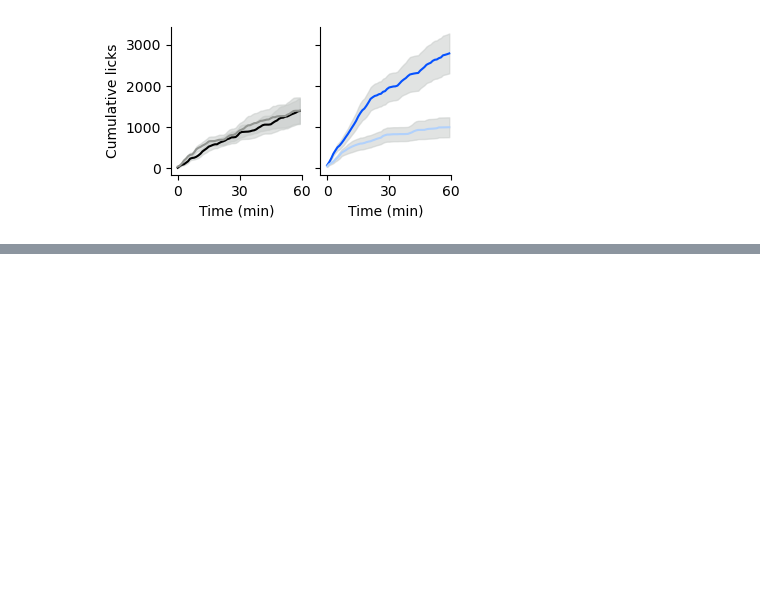
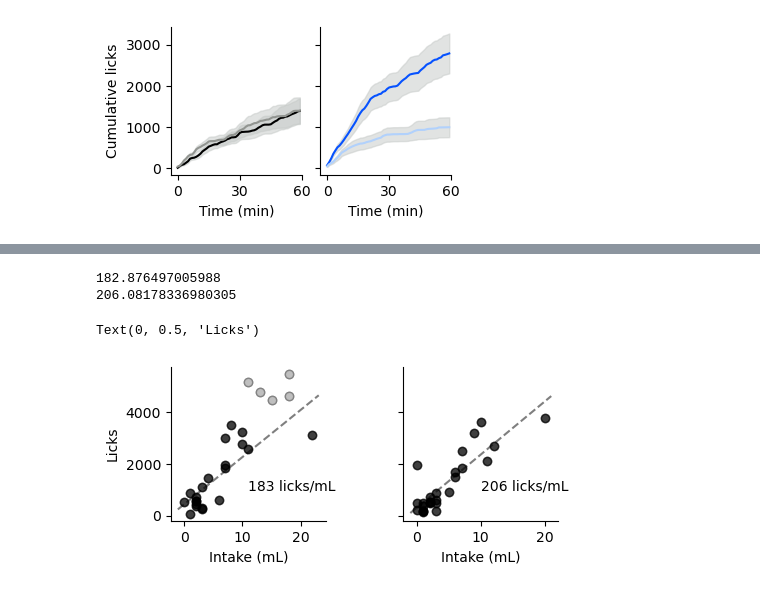
Before and after one commit to mccutcheonlab/immediate-protein-pref, a Jupyter notebook: scripts/fig1.ipynb, the cells around one changed output, grey strips where cells are left out. Drawn from its saved outputs; the diff is of its cells as text; code cells hidden in the pictures; blank space fills up the shorter version.

```diff
--- a/scripts/fig1.ipynb
+++ b/scripts/fig1.ipynb
@@ -340,0 +521,17 @@ if save_figs:
+# %%
+# to correlate licks with intake
+cas_licks, cas_intake, malt_licks, malt_intake = [], [], [], []
+
+for row in df.dropna().iterrows():
+    cas_licks_, malt_licks_ = get_licks_per_solution(row[1])
+    cas_intake_, malt_intake_ = get_intake_per_solution(row[1])
+
+    cas_licks.append(len(cas_licks_))
+    malt_licks.append(len(malt_licks_))
+    cas_intake.append(cas_intake_)
+    malt_intake.append(malt_intake_)
+
+cas_licks = np.array(cas_licks)
+malt_licks = np.array(malt_licks)
+cas_intake = np.array(cas_intake)
+malt_intake = np.array(malt_intake)
@@ -340,0 +542,55 @@ if save_figs:
+# %%
+from scipy.stats import linregress
+
+def make_corr_plot(x, y, ax=None, color="black", limit_range=False):
+
+    if ax is None:
+        f, ax = plt.subplots(figsize=(2, 2))
+
+    ax.scatter(x, y, color=color, alpha=0.5)
+
+    # to limit to the range of malt data
+    if limit_range:
+        x_ = x[y > 4000]
+        y_ = y[y > 4000]
+        x = x[y < 4000]
+        y = y[y < 4000]
+
+    ax.scatter(x, y, color=color, alpha=0.5)
+    ax.scatter(x_, y_, facecolors='white', edgecolors='grey', alpha=0.5)
+
+    slope, intercept, r_value, p_value, std_err = linregress(x, y)
+    x_vals = np.array(ax.get_xlim())
+    regression_line = slope * x_vals + intercept
+
+    ax.plot(x_vals, regression_line, color="black", alpha=0.5, linestyle="--")
+
+    ax.text(0.5, 0.2, f"{slope:.0f} licks/mL",
+            transform=ax.transAxes, ha="left")
+
+    print(slope)
+
+f, [ax1, ax2] = plt.subplots(ncols=2, sharey=True,
+                     gridspec_kw={"wspace": 0.5},
+                     figsize=(5, 2)
+                     )
+
+make_corr_plot(cas_intake, cas_licks, ax=ax1, color="black", limit_range=True)
+make_corr_plot(malt_intake, malt_licks, ax=ax2, color="black", limit_range=True)
+
+for axis in [ax1, ax2]:
+    axis.spines["top"].set_visible(False)
+    axis.spines["right"].set_visible(False)
+    axis.set_xticks([0, 10, 20])
+    axis.set_yticks([0, 2000, 4000])
+    axis.set_xlabel("Intake (mL)")
+
+ax1.set_ylabel("Licks")
+
+if save_figs:
+    f.savefig(FIGSFOLDER / "S1C_licks_vs_intake.pdf", dpi=300)
+# %% [output]
+182.876497005988
+206.08178336980305
+Text(0, 0.5, 'Licks')
+[figure, added]
```
Also changed, not shown: parts of 9 cells of this notebook, 3 other files.
